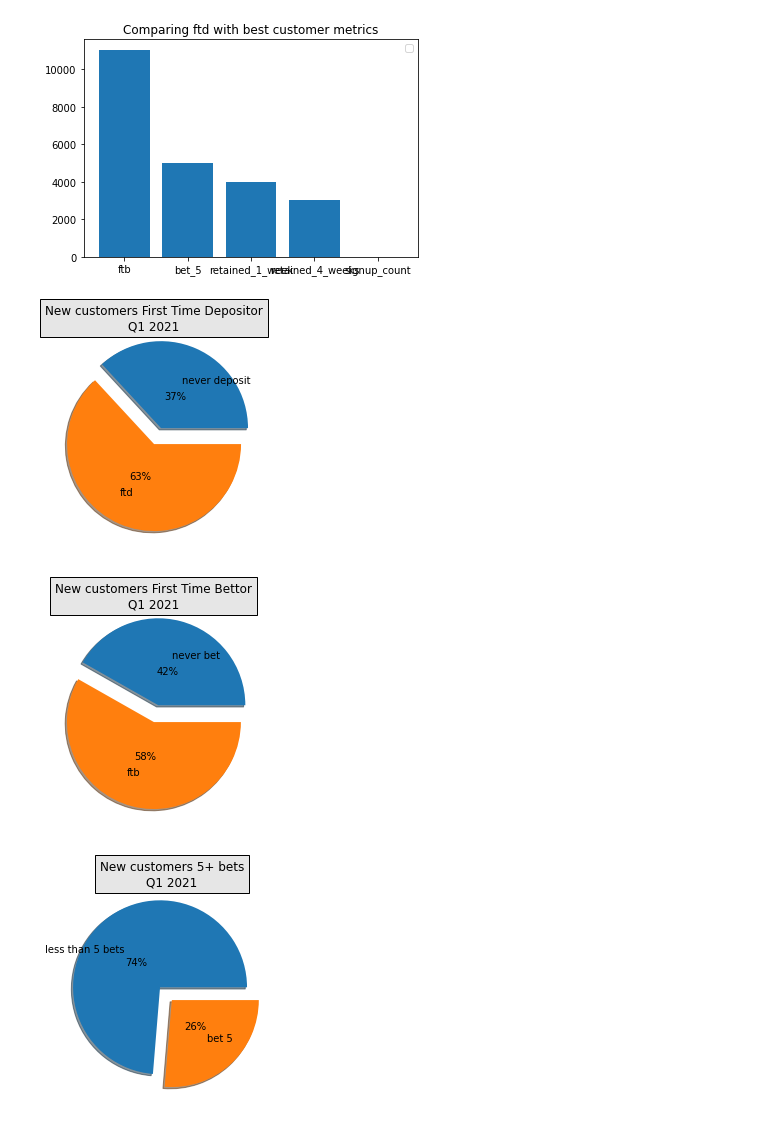
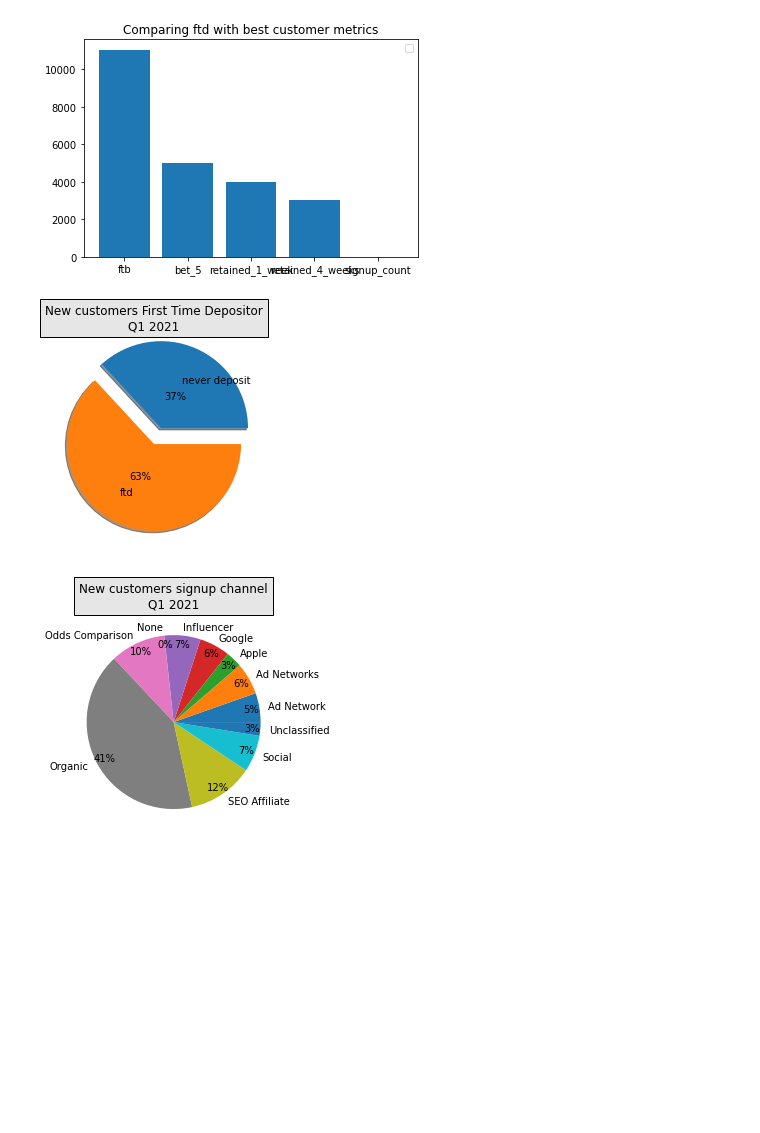
Before and after one commit to MRI-2021/Computer-science-fundamentals, a Jupyter notebook: Analysis member_activity_and_ demographics.ipynb, the cells around one changed output. Saved outputs shown, nothing was run; the diff lists cells and outputs as text; code cells hidden in the pictures; blank space fills up the shorter version.

```diff
--- a/Analysis member_activity_and_ demographics.ipynb
+++ b/Analysis member_activity_and_ demographics.ipynb
@@ -434,41 +305,26 @@ No handles with labels found to put in legend.
 # %%
 import matplotlib.pyplot as plt
 import numpy as np
 
 b = df_graph.ftd.sum()
 a = df_graph.signup_count.count() - b
 
-d = df_graph.ftb.sum()
-c = df_graph.signup_count.count() - d
-
-f = df_graph.bet_5.sum()
-e = df_graph.signup_count.count() - f
-
 x = np.array([a, b])
-y = np.array([c, d])
-z = np.array([e, f])
 
 plt.figure(0)
 mylabels = ["never deposit", "ftd"]
 myexplode = [0.2, 0]
 plt.pie(x, labels = mylabels, autopct='%1.0f%%', pctdistance=0.4, labeldistance=0.6, explode = myexplode, shadow = True)
 #plt.legend(title = "Player quality metrics:")
 plt.title("New customers First Time Depositor\n" + "Q1 2021", bbox={'facecolor':'0.9', 'pad':5})
 
 plt.figure(1)
-mylabels = ["never bet", "ftb"]
-myexplode = [0.2, 0]
-plt.pie(y, labels = mylabels, autopct='%1.0f%%', pctdistance=0.4, labeldistance=0.6, explode = myexplode, shadow = True)
-plt.title("New customers First Time Bettor\n" + "Q1 2021", bbox={'facecolor':'0.9', 'pad':5})
-
-plt.figure(2)
-mylabels = ["less than 5 bets", "bet 5"]
-myexplode = [0.2, 0]
-plt.pie(z, labels = mylabels, autopct='%1.0f%%', pctdistance=0.4, labeldistance=0.6, explode = myexplode, shadow = True)
-plt.title("New customers 5+ bets\n" + "Q1 2021", bbox={'facecolor':'0.9', 'pad':5})
+size_channel = df_j.groupby('signup_channel').size()
+size_channel.plot.pie(figsize=(4,4), autopct='%1.0f%%', pctdistance=0.9)
+plt.title("New customers signup channel\n" + "Q1 2021", bbox={'facecolor':'0.9', 'pad':5})
+plt.ylabel("")
 
 plt.show()
 # %% [output]
 [figure]
-[figure, old version]
+[figure, new version]
-[figure, removed]
```
Also changed, not shown: parts of 14 cells of this notebook.
